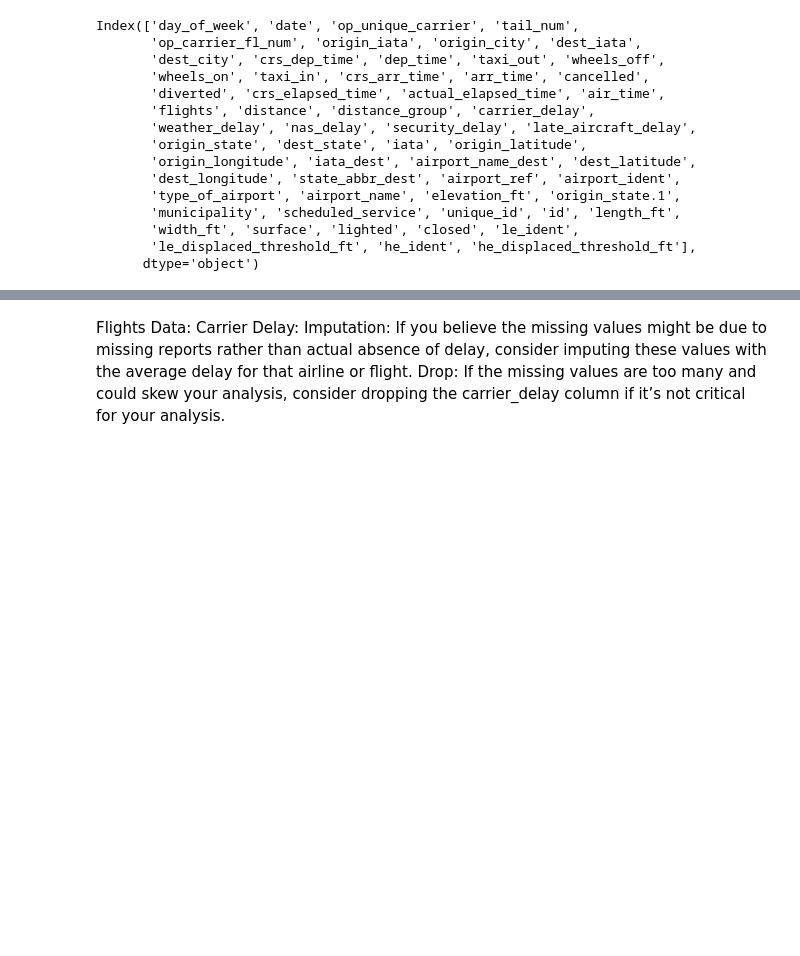
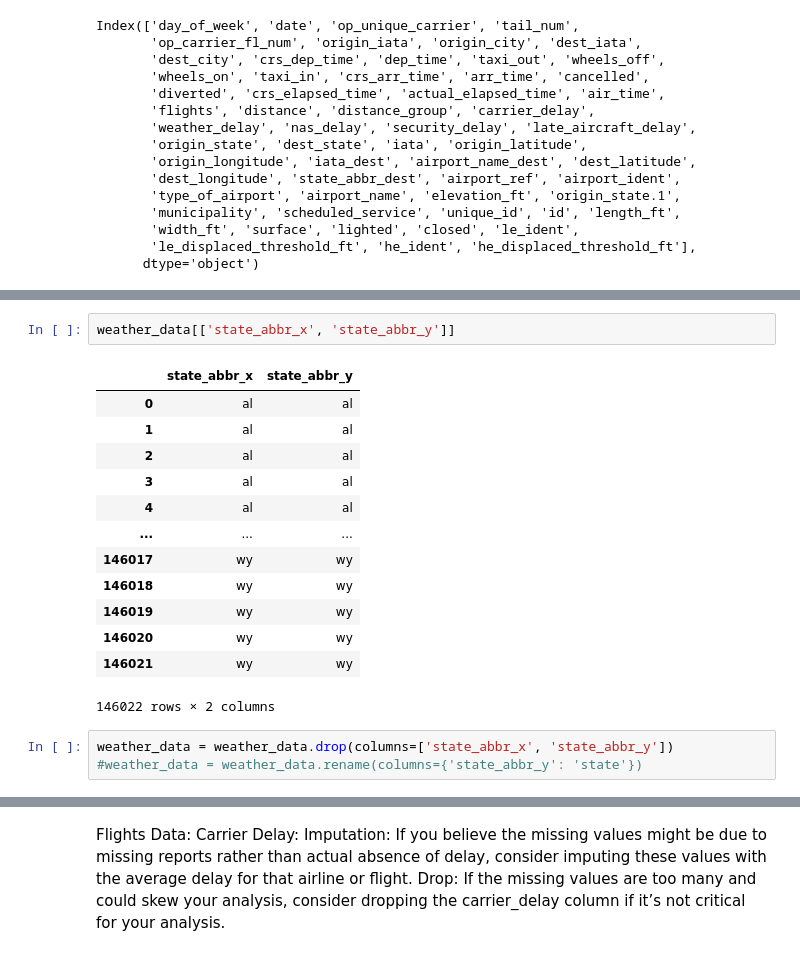
Before and after one commit to hopehusemann/Capstone, a Jupyter notebook: data_wrangling_and_eda.ipynb, the cells around one changed output, grey strips where cells are left out. Saved outputs shown, nothing was run; the diff lists cells and outputs as text; blank space fills up the shorter version.

```diff
--- a/data_wrangling_and_eda.ipynb
+++ b/data_wrangling_and_eda.ipynb
@@ -96,0 +75,19 @@ Index(['day_of_week', 'date', 'op_unique_carrier', 'tail_num',
+# %%
+weather_data[['state_abbr_x', 'state_abbr_y']]
+# %% [output]
+|  | state_abbr_x | state_abbr_y |
+| 0 | al | al |
+| 1 | al | al |
+| 2 | al | al |
+| 3 | al | al |
+| 4 | al | al |
+| ... | ... | ... |
+| 146017 | wy | wy |
+| 146018 | wy | wy |
+| 146019 | wy | wy |
+| 146020 | wy | wy |
+| 146021 | wy | wy |
+146022 rows × 2 columns
+# %%
+weather_data = weather_data.drop(columns=['state_abbr_x', 'state_abbr_y'])
+#weather_data = weather_data.rename(columns={'state_abbr_y': 'state'})
```
Also changed, not shown: parts of 49 cells of this notebook, 1 other file.
